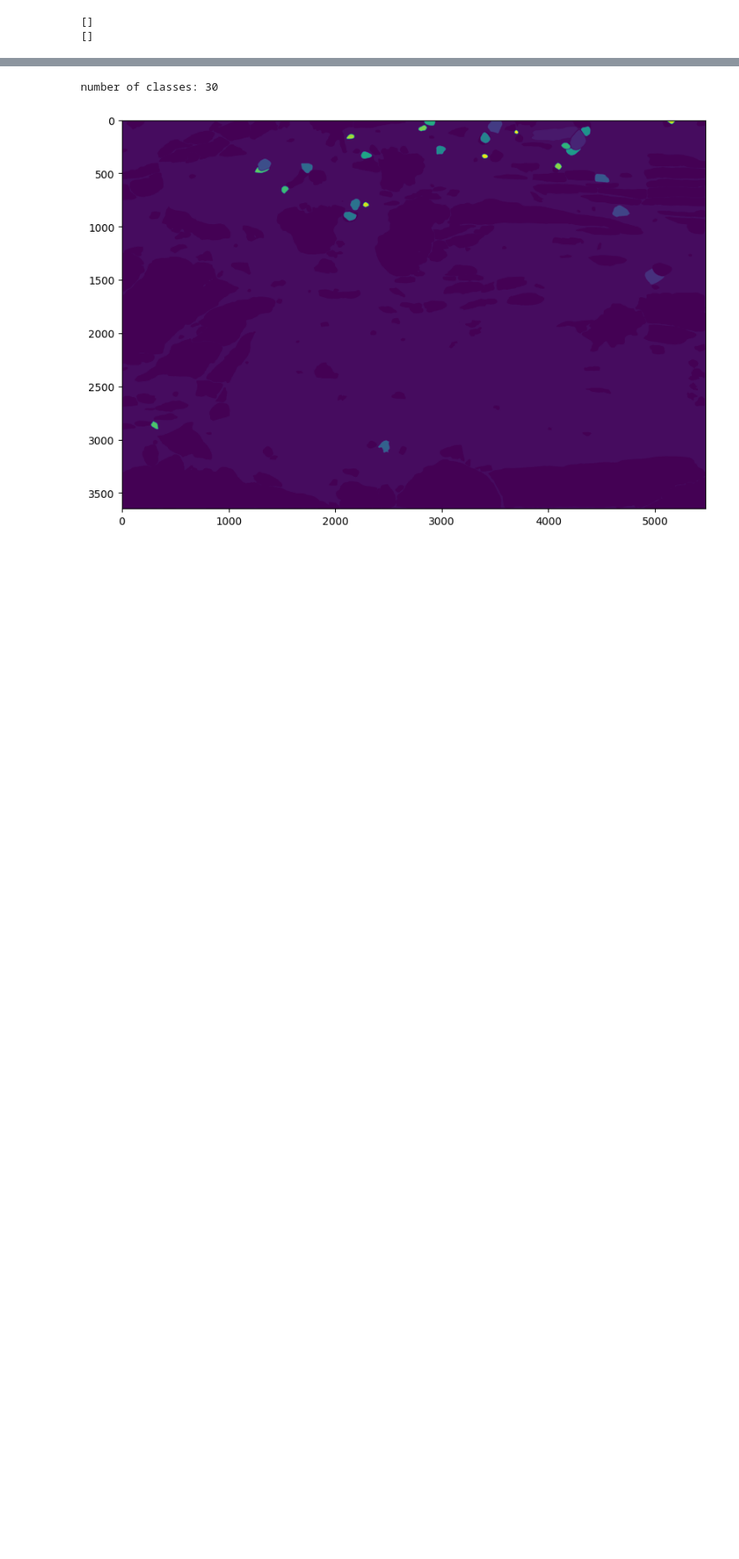
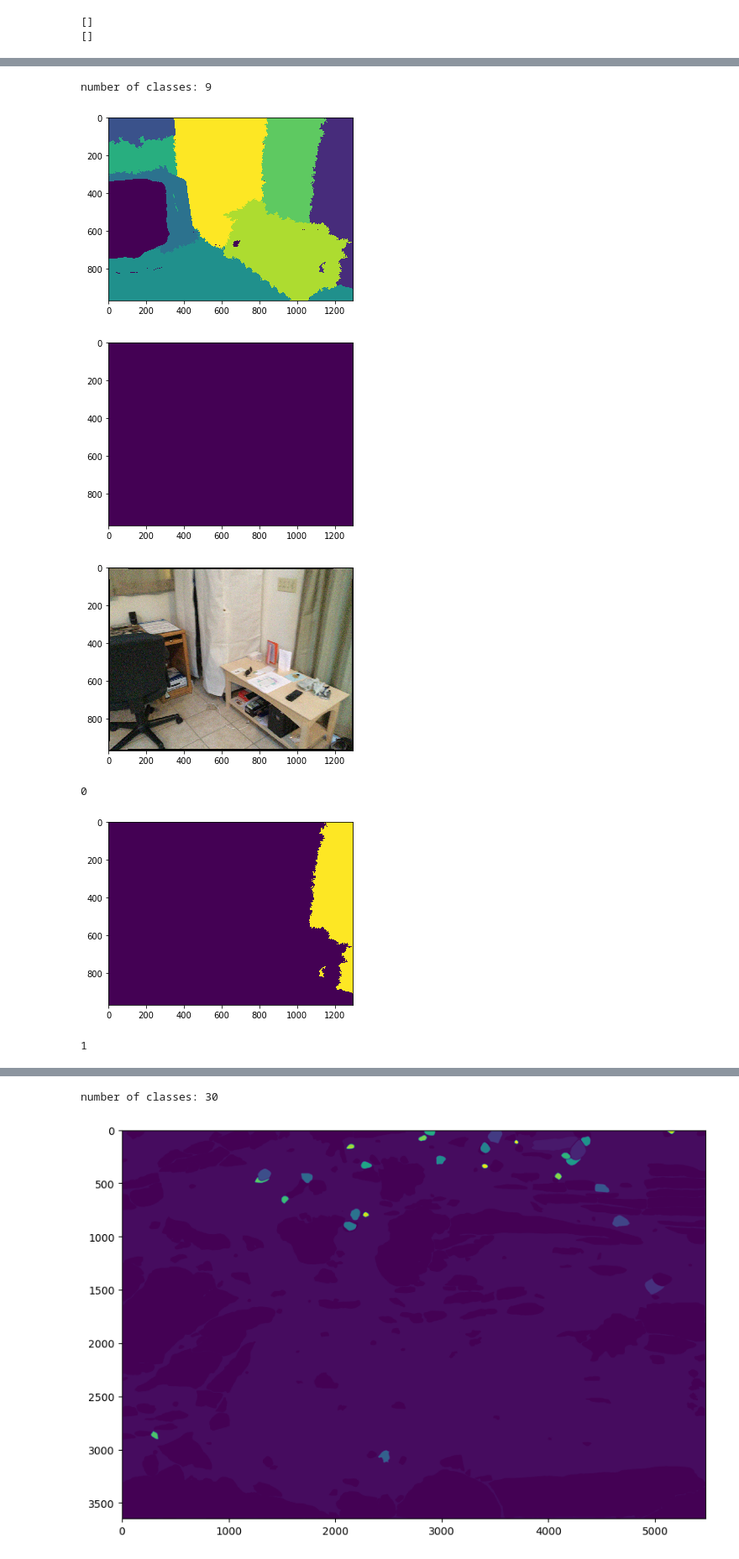
Before and after one commit to ZhiangChen/SegMo3D, a Jupyter notebook: semantic_SfM/ssfm/display_image_segmentation.ipynb, the cells around one changed output, grey strips where cells are left out. Shown at 84% size. Saved outputs shown, nothing was run; the diff lists cells and outputs as text; code cells hidden in the pictures; blank space fills up the shorter version.

```diff
--- a/semantic_SfM/ssfm/display_image_segmentation.ipynb
+++ b/semantic_SfM/ssfm/display_image_segmentation.ipynb
@@ -84,35 +113,42 @@ for i in range(N):
 # %%
-image_id_1 = 'DJI_0577'
+image_id_1 = '0'
 obj_id = 20
-masks_path_1 = "../../data/courtright/segmentations/{}.npy".format(image_id_1)
-image_path_1 = "../../data/courtright/DJI_photos/{}.JPG".format(image_id_1)
-overlap_path_1 = "../../data/courtright/segmentations/{}_overlap.png".format(image_id_1)
+masks_path_1 = "../../data/scene0000_00/segmentations/{}.npy".format(image_id_1)
+image_path_1 = "../../data/scene0000_00/photos/{}.jpg".format(image_id_1)
+
 
 def display_masks(mask_path):
     mask = np.load(mask_path) + 1
     print('number of classes:', len(np.unique(mask)))
     plt.imshow(mask)
     plt.show()
     return len(np.unique(mask))
 
 def display_mask_with_id(mask_path, id):
     mask = np.load(mask_path)
     mask = np.where(mask == id, 1, 0)
     plt.imshow(mask)
     plt.show()
 
 def display_image(image_path):
     image = plt.imread(image_path)
     plt.imshow(image)
     plt.show()
 
 
 N = display_masks(masks_path_1)
 display_mask_with_id(masks_path_1, obj_id)
-display_image(overlap_path_1)
 display_image(image_path_1)
 
 
 for i in range(N):
     print(i)
     display_mask_with_id(masks_path_1, i)
+# %% [output]
+number of classes: 9
+[figure, added]
+[figure, added]
+[figure, added]
+0
+[figure, added]
+1
```
Also changed, not shown: parts of 2 cells of this notebook, 6 other files.
